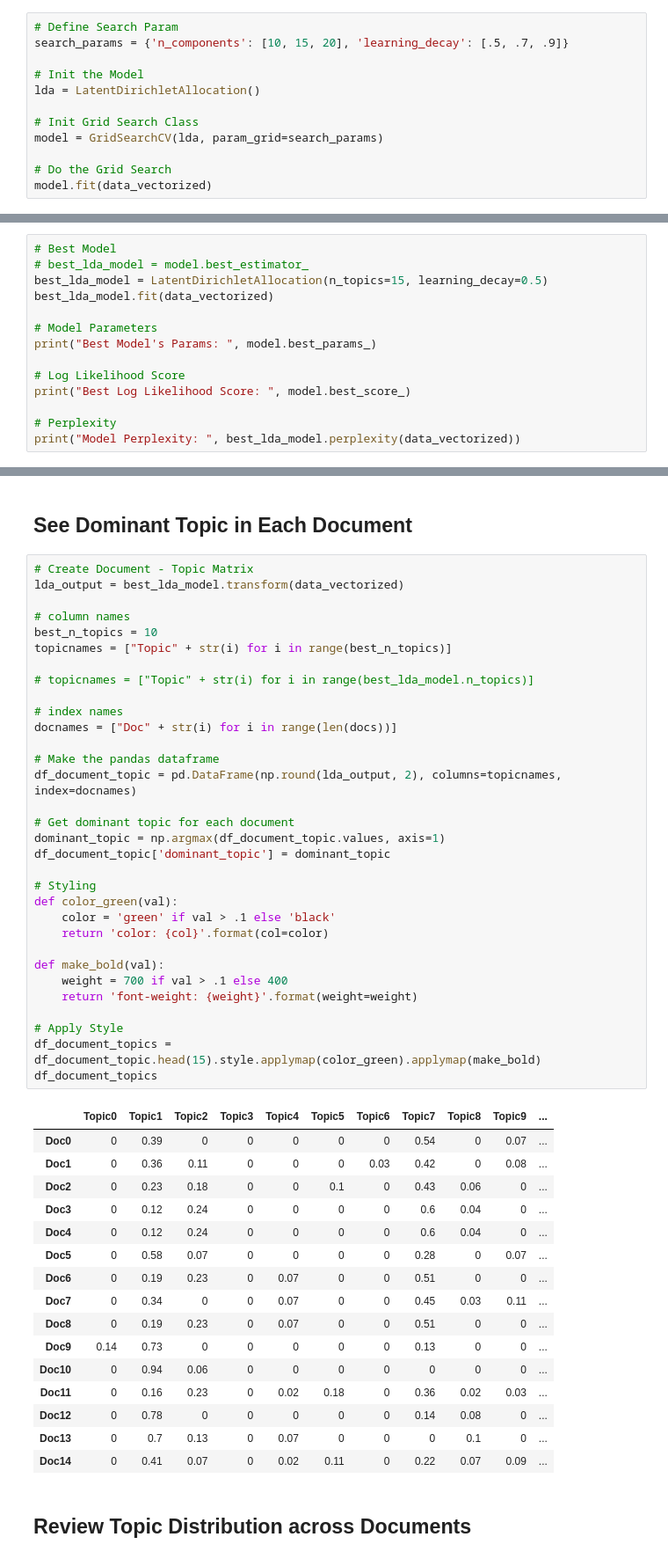
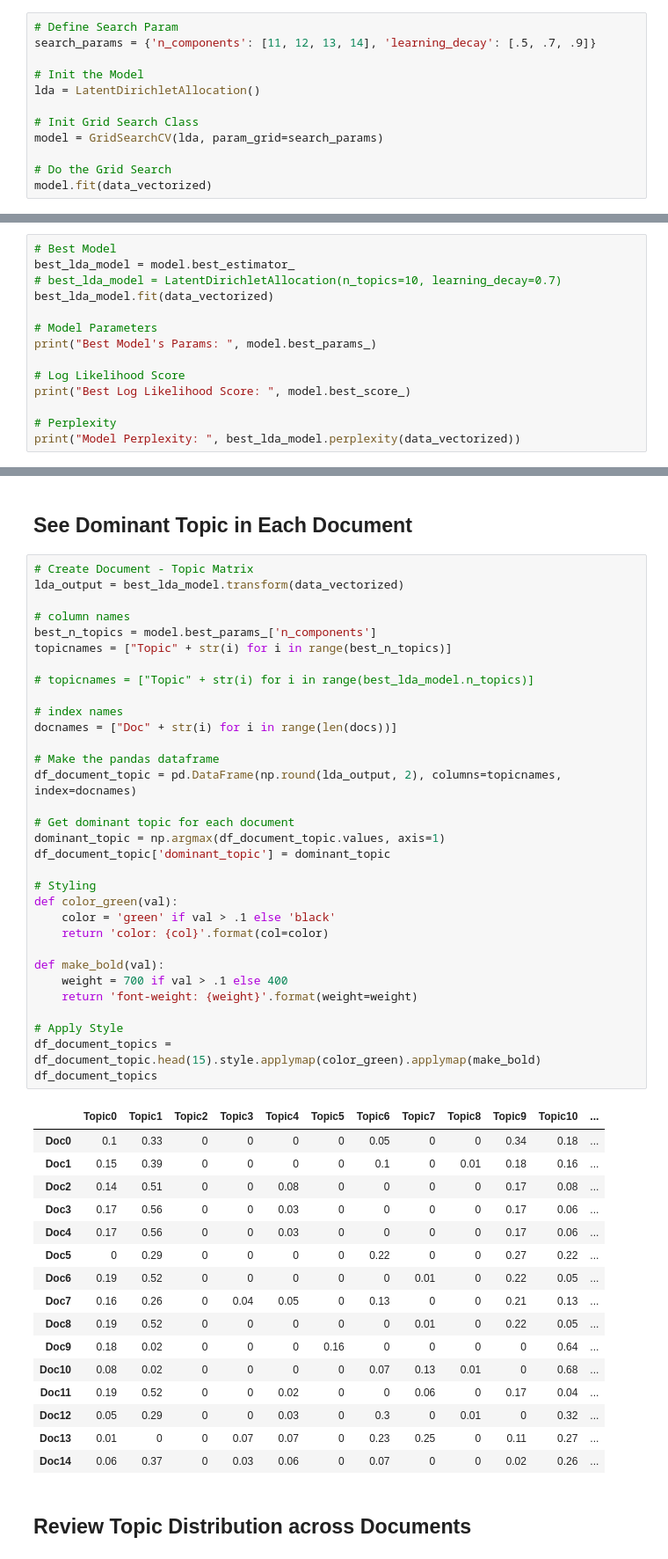
Before and after one commit to salbro/ae_project, a Jupyter notebook: spa_lda_lemmatizing.ipynb, the cells around one changed output, grey strips where cells are left out. Shown at 88% size. Drawn from its saved outputs; the diff is of its cells as text.

```diff
--- a/spa_lda_lemmatizing.ipynb
+++ b/spa_lda_lemmatizing.ipynb
@@ -101,7 +89,7 @@ Perplexity:  1155.66406655568
 ## Grid Search for Best LDA Model
 # %%
 # Define Search Param
-search_params = {'n_components': [10, 15, 20], 'learning_decay': [.5, .7, .9]}
+search_params = {'n_components': [11, 12, 13, 14], 'learning_decay': [.5, .7, .9]}
 
 # Init the Model
 lda = LatentDirichletAllocation()
@@ -127,8 +115,8 @@ GridSearchCV(cv=None, error_score='raise',
 ### See Best
 # %%
 # Best Model
-# best_lda_model = model.best_estimator_
-best_lda_model = LatentDirichletAllocation(n_topics=15, learning_decay=0.5)
+best_lda_model = model.best_estimator_
+# best_lda_model = LatentDirichletAllocation(n_topics=10, learning_decay=0.7)
 best_lda_model.fit(data_vectorized)
 
 # Model Parameters
@@ -171,50 +159,50 @@ plt.show()
 lda_output = best_lda_model.transform(data_vectorized)
 
 # column names
-best_n_topics = 10
+best_n_topics = model.best_params_['n_components']
 topicnames = ["Topic" + str(i) for i in range(best_n_topics)]
 
 # topicnames = ["Topic" + str(i) for i in range(best_lda_model.n_topics)]
 
 # index names
 docnames = ["Doc" + str(i) for i in range(len(docs))]
 
 # Make the pandas dataframe
 df_document_topic = pd.DataFrame(np.round(lda_output, 2), columns=topicnames, index=docnames)
 
 # Get dominant topic for each document
 dominant_topic = np.argmax(df_document_topic.values, axis=1)
 df_document_topic['dominant_topic'] = dominant_topic
 
 # Styling
 def color_green(val):
     color = 'green' if val > .1 else 'black'
     return 'color: {col}'.format(col=color)
 
 def make_bold(val):
     weight = 700 if val > .1 else 400
     return 'font-weight: {weight}'.format(weight=weight)
 
 # Apply Style
 df_document_topics = df_document_topic.head(15).style.applymap(color_green).applymap(make_bold)
 df_document_topics
 # %% [output]
-|  | Topic0 | Topic1 | Topic2 | Topic3 | Topic4 | Topic5 | Topic6 | Topic7 | Topic8 | Topic9 | ... |
-| Doc0 | 0 | 0.39 | 0 | 0 | 0 | 0 | 0 | 0.54 | 0 | 0.07 | ... |
-| Doc1 | 0 | 0.36 | 0.11 | 0 | 0 | 0 | 0.03 | 0.42 | 0 | 0.08 | ... |
-| Doc2 | 0 | 0.23 | 0.18 | 0 | 0 | 0.1 | 0 | 0.43 | 0.06 | 0 | ... |
-| Doc3 | 0 | 0.12 | 0.24 | 0 | 0 | 0 | 0 | 0.6 | 0.04 | 0 | ... |
-| Doc4 | 0 | 0.12 | 0.24 | 0 | 0 | 0 | 0 | 0.6 | 0.04 | 0 | ... |
-| Doc5 | 0 | 0.58 | 0.07 | 0 | 0 | 0 | 0 | 0.28 | 0 | 0.07 | ... |
-| Doc6 | 0 | 0.19 | 0.23 | 0 | 0.07 | 0 | 0 | 0.51 | 0 | 0 | ... |
-| Doc7 | 0 | 0.34 | 0 | 0 | 0.07 | 0 | 0 | 0.45 | 0.03 | 0.11 | ... |
-| Doc8 | 0 | 0.19 | 0.23 | 0 | 0.07 | 0 | 0 | 0.51 | 0 | 0 | ... |
-| Doc9 | 0.14 | 0.73 | 0 | 0 | 0 | 0 | 0 | 0.13 | 0 | 0 | ... |
-| Doc10 | 0 | 0.94 | 0.06 | 0 | 0 | 0 | 0 | 0 | 0 | 0 | ... |
-| Doc11 | 0 | 0.16 | 0.23 | 0 | 0.02 | 0.18 | 0 | 0.36 | 0.02 | 0.03 | ... |
-| Doc12 | 0 | 0.78 | 0 | 0 | 0 | 0 | 0 | 0.14 | 0.08 | 0 | ... |
-| Doc13 | 0 | 0.7 | 0.13 | 0 | 0.07 | 0 | 0 | 0 | 0.1 | 0 | ... |
-| Doc14 | 0 | 0.41 | 0.07 | 0 | 0.02 | 0.11 | 0 | 0.22 | 0.07 | 0.09 | ... |
+|  | Topic0 | Topic1 | Topic2 | Topic3 | Topic4 | Topic5 | Topic6 | Topic7 | Topic8 | Topic9 | Topic10 | ... |
+| Doc0 | 0.1 | 0.33 | 0 | 0 | 0 | 0 | 0.05 | 0 | 0 | 0.34 | 0.18 | ... |
+| Doc1 | 0.15 | 0.39 | 0 | 0 | 0 | 0 | 0.1 | 0 | 0.01 | 0.18 | 0.16 | ... |
+| Doc2 | 0.14 | 0.51 | 0 | 0 | 0.08 | 0 | 0 | 0 | 0 | 0.17 | 0.08 | ... |
+| Doc3 | 0.17 | 0.56 | 0 | 0 | 0.03 | 0 | 0 | 0 | 0 | 0.17 | 0.06 | ... |
+| Doc4 | 0.17 | 0.56 | 0 | 0 | 0.03 | 0 | 0 | 0 | 0 | 0.17 | 0.06 | ... |
+| Doc5 | 0 | 0.29 | 0 | 0 | 0 | 0 | 0.22 | 0 | 0 | 0.27 | 0.22 | ... |
+| Doc6 | 0.19 | 0.52 | 0 | 0 | 0 | 0 | 0 | 0.01 | 0 | 0.22 | 0.05 | ... |
+| Doc7 | 0.16 | 0.26 | 0 | 0.04 | 0.05 | 0 | 0.13 | 0 | 0 | 0.21 | 0.13 | ... |
+| Doc8 | 0.19 | 0.52 | 0 | 0 | 0 | 0 | 0 | 0.01 | 0 | 0.22 | 0.05 | ... |
+| Doc9 | 0.18 | 0.02 | 0 | 0 | 0 | 0.16 | 0 | 0 | 0 | 0 | 0.64 | ... |
+| Doc10 | 0.08 | 0.02 | 0 | 0 | 0 | 0 | 0.07 | 0.13 | 0.01 | 0 | 0.68 | ... |
+| Doc11 | 0.19 | 0.52 | 0 | 0 | 0.02 | 0 | 0 | 0.06 | 0 | 0.17 | 0.04 | ... |
+| Doc12 | 0.05 | 0.29 | 0 | 0 | 0.03 | 0 | 0.3 | 0 | 0.01 | 0 | 0.32 | ... |
+| Doc13 | 0.01 | 0 | 0 | 0.07 | 0.07 | 0 | 0.23 | 0.25 | 0 | 0.11 | 0.27 | ... |
+| Doc14 | 0.06 | 0.37 | 0 | 0.03 | 0.06 | 0 | 0.07 | 0 | 0 | 0.02 | 0.26 | ... |
 # %% [markdown]
 ## Review Topic Distribution across Documents
 # %%
```
Also changed, not shown: parts of 8 cells of this notebook, 2 other files.
